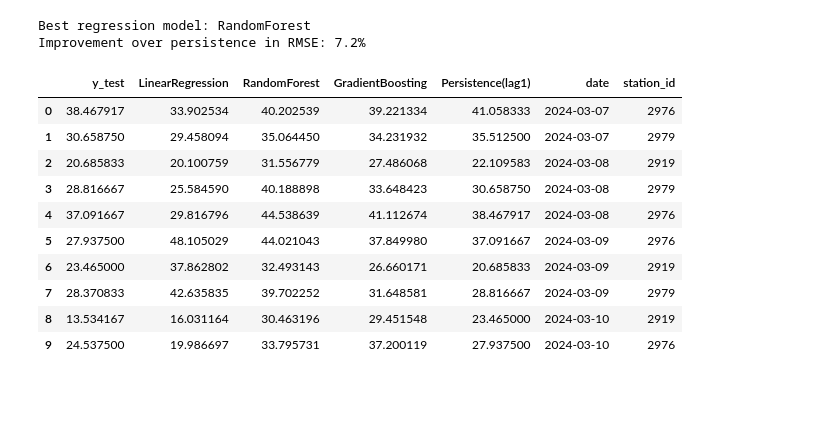
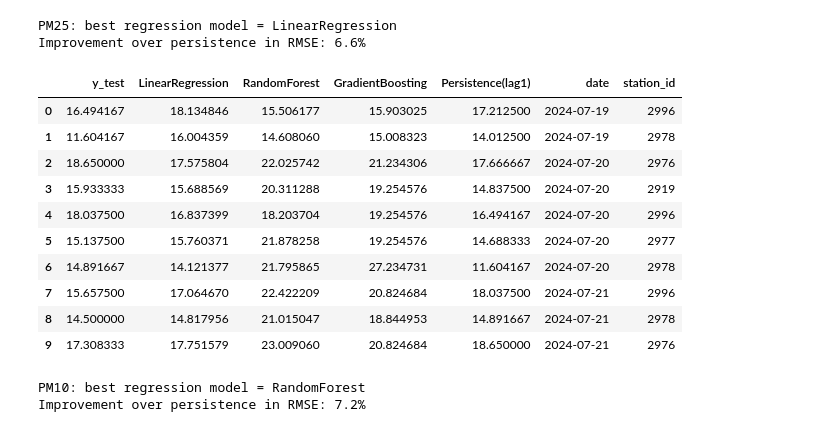
Before and after one commit to pepogogzy/air_pollution, a Jupyter notebook: notebooks/07_forecasting_regression.ipynb, the cells around one changed output. Cells and saved outputs as stored; diff of their text form; code cells hidden in the pictures; blank space fills up the shorter version.

```diff
--- a/notebooks/07_forecasting_regression.ipynb
+++ b/notebooks/07_forecasting_regression.ipynb
@@ -65,8 +63,4 @@ def evaluate_regression(y_true, y_pred):
         "MAE": float(mean_absolute_error(y_true, y_pred)),
         "R2": float(r2_score(y_true, y_pred)),
     }
-# %%
-baseline_mae = mean_absolute_error(y_test, model_df[POLLUTANT + "_lag_1"].iloc[split_idx:])
-baseline_rmse = float(np.sqrt(mean_squared_error(y_test, model_df[POLLUTANT + "_lag_1"].iloc[split_idx:])))
-baseline_r2 = float(r2_score(y_test, model_df[POLLUTANT + "_lag_1"].iloc[split_idx:]))
 # %%
@@ -77,0 +87,7 @@ models = {
+# %%
+for pollutant in POLLUTANTS:
+    print(f"\n{pollutant.upper()}")
+
+    entry = data[pollutant]
+    X_train, X_test, y_train, y_test, split_idx = chronological_split(entry["model_df"], entry["X"], entry["y"])
+    entry.update({"X_train": X_train, "X_test": X_test, "y_train": y_train, "y_test": y_test, "split_idx": split_idx})
@@ -89,6 +123,9 @@ predictions["Persistence(lag1)"] = model_df[POLLUTANT + "_lag_1"].iloc[split_idx
 # %%
+results_by_pollutant = {}
 
-results_df = pd.DataFrame(results).T
-results_df = results_df.reindex(results_df["RMSE"].sort_values().index)
-display(results_df.round(3))
+for pollutant in POLLUTANTS:
+    results_df = pd.DataFrame(data[pollutant]["results"]).T
+    results_by_pollutant[pollutant] = results_df.reindex(results_df["RMSE"].sort_values().index)
+
+display(pd.concat(results_by_pollutant, names=["pollutant", "model"]).round(3))
 # %% [output]
@@ -100,26 +142,39 @@ display(results_df.round(3))
 # %%
-comparison = pd.DataFrame({"y_test": y_test.reset_index(drop=True)})
-for name, pred in predictions.items():
-    comparison[name] = pred
+comparisons = {}
 
-comparison["date"] = model_df["date"].iloc[split_idx:].reset_index(drop=True)
-comparison["station_id"] = model_df["station_id"].iloc[split_idx:].reset_index(drop=True)
+for pollutant in POLLUTANTS:
+    entry = data[pollutant]
+    results_df = results_by_pollutant[pollutant]
+    split_idx = entry["split_idx"]
 
-best_model = results_df["RMSE"].idxmin()
-print(f"Best regression model: {best_model}")
-print(f"Improvement over persistence in RMSE: {((baseline_rmse - results_df.loc[best_model, 'RMSE']) / baseline_rmse * 100):.1f}%")
-display(comparison.head(10))
+    comparison = pd.DataFrame({"y_test": entry["y_test"].reset_index(drop=True)})
+    for name, pred in entry["predictions"].items():
+        comparison[name] = pred
+
+    comparison["date"] = entry["model_df"]["date"].iloc[split_idx:].reset_index(drop=True)
+    comparison["station_id"] = entry["model_df"]["station_id"].iloc[split_idx:].reset_index(drop=True)
+    comparisons[pollutant] = comparison
+
+    best_model = results_df["RMSE"].idxmin()
+    baseline_rmse = results_df.loc["Persistence(lag1)", "RMSE"]
+    improvement = (baseline_rmse - results_df.loc[best_model, "RMSE"]) / baseline_rmse * 100
+
+    print(f"\n{pollutant.upper()}: best regression model = {best_model}")
+    print(f"Improvement over persistence in RMSE: {improvement:.1f}%")
+    display(comparison.head(10))
 # %% [output]
-Best regression model: RandomForest
-Improvement over persistence in RMSE: 7.2%
+PM25: best regression model = LinearRegression
+Improvement over persistence in RMSE: 6.6%
 |  | y_test | LinearRegression | RandomForest | GradientBoosting | Persistence(lag1) | date | station_id |
-| 0 | 38.467917 | 33.902534 | 40.202539 | 39.221334 | 41.058333 | 2024-03-07 | 2976 |
-| 1 | 30.658750 | 29.458094 | 35.064450 | 34.231932 | 35.512500 | 2024-03-07 | 2979 |
-| 2 | 20.685833 | 20.100759 | 31.556779 | 27.486068 | 22.109583 | 2024-03-08 | 2919 |
-| 3 | 28.816667 | 25.584590 | 40.188898 | 33.648423 | 30.658750 | 2024-03-08 | 2979 |
-| 4 | 37.091667 | 29.816796 | 44.538639 | 41.112674 | 38.467917 | 2024-03-08 | 2976 |
-| 5 | 27.937500 | 48.105029 | 44.021043 | 37.849980 | 37.091667 | 2024-03-09 | 2976 |
-| 6 | 23.465000 | 37.862802 | 32.493143 | 26.660171 | 20.685833 | 2024-03-09 | 2919 |
-| 7 | 28.370833 | 42.635835 | 39.702252 | 31.648581 | 28.816667 | 2024-03-09 | 2979 |
-| 8 | 13.534167 | 16.031164 | 30.463196 | 29.451548 | 23.465000 | 2024-03-10 | 2919 |
-| 9 | 24.537500 | 19.986697 | 33.795731 | 37.200119 | 27.937500 | 2024-03-10 | 2976 |
+| 0 | 16.494167 | 18.134846 | 15.506177 | 15.903025 | 17.212500 | 2024-07-19 | 2996 |
+| 1 | 11.604167 | 16.004359 | 14.608060 | 15.008323 | 14.012500 | 2024-07-19 | 2978 |
+| 2 | 18.650000 | 17.575804 | 22.025742 | 21.234306 | 17.666667 | 2024-07-20 | 2976 |
+| 3 | 15.933333 | 15.688569 | 20.311288 | 19.254576 | 14.837500 | 2024-07-20 | 2919 |
+| 4 | 18.037500 | 16.837399 | 18.203704 | 19.254576 | 16.494167 | 2024-07-20 | 2996 |
+| 5 | 15.137500 | 15.760371 | 21.878258 | 19.254576 | 14.688333 | 2024-07-20 | 2977 |
+| 6 | 14.891667 | 14.121377 | 21.795865 | 27.234731 | 11.604167 | 2024-07-20 | 2978 |
+| 7 | 15.657500 | 17.064670 | 22.422209 | 20.824684 | 18.037500 | 2024-07-21 | 2996 |
+| 8 | 14.500000 | 14.817956 | 21.015047 | 18.844953 | 14.891667 | 2024-07-21 | 2978 |
+| 9 | 17.308333 | 17.751579 | 23.009060 | 20.824684 | 18.650000 | 2024-07-21 | 2976 |
+PM10: best regression model = RandomForest
+Improvement over persistence in RMSE: 7.2%
```
Also changed, not shown: parts of 24 cells of this notebook, 6 other files.
